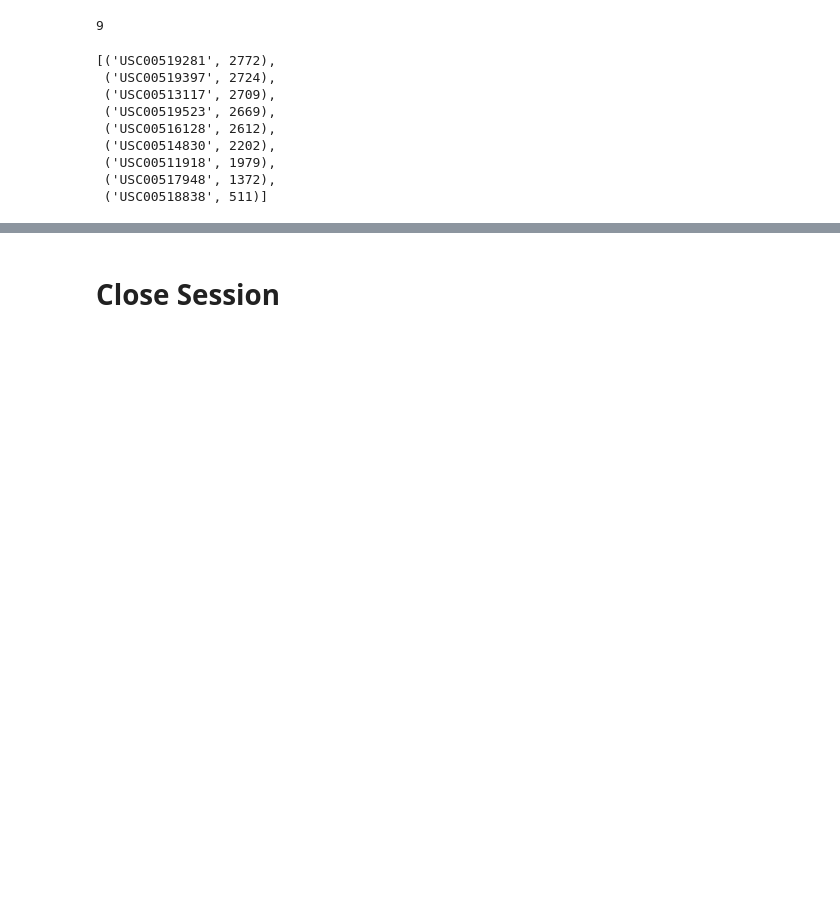
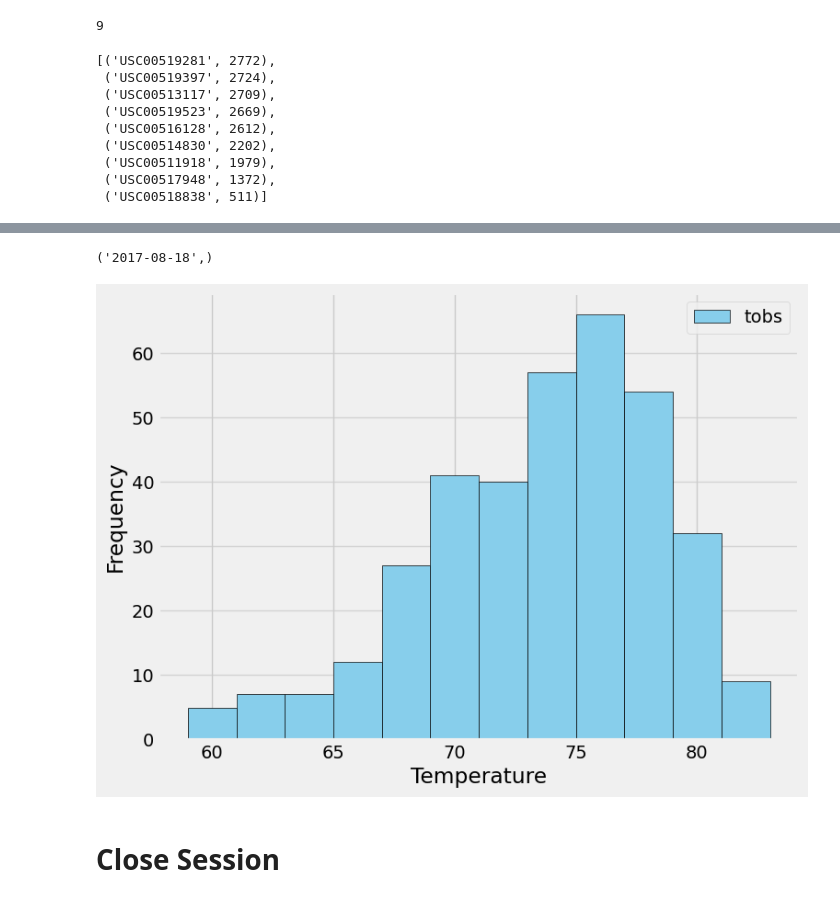
Before and after one commit to jvwastaken/sqlalchemy-challenge, a Jupyter notebook: climate_starter.ipynb, the cells around one changed output, grey strips where cells are left out. Cells and saved outputs as stored; diff of their text form; code cells hidden in the pictures; blank space fills up the shorter version.

```diff
--- a/climate_starter.ipynb
+++ b/climate_starter.ipynb
@@ -157,3 +158,32 @@ Text(0.5, 4.183333333333314, 'Temperature')
+# %%
+# Here, I am retrieving the most recent date for the most active station
+recent = session.query(measurement.date).filter(measurement.station == 'USC00519281').order_by(measurement.date.desc()).first()
+recent
+# %% [output]
+('2017-08-18',)
+# %%
+# Using the most active station id
+# Query the last 12 months of temperature observation data for this station and plot the results as a histogram
+
+
+mostactive_12months = session.query(measurement.tobs).filter(measurement.station == 'USC00519281').filter(measurement.date >= '2016-08-18').all()
+mostactive_12months
+
+temperatures = [result[0] for result in mostactive_12months]
+
+# Create a histogram plot
+plt.figure(figsize=(8, 6))
+plt.hist(temperatures, bins=12, color='skyblue', edgecolor='black', label='tobs')
+plt.xlabel('Temperature')
+plt.ylabel('Frequency')
+plt.grid(axis='y', alpha=0.75)
+plt.legend(loc='best')
+plt.show();
+
+# Xpert Learning Assistant was used to review and correct my code for this input cell to properly show the output cell below.
+# Module 5 was used as a reference in generating the code for the data visualization.
+# %% [output]
+[figure, added]
 # %% [markdown]
 # Close Session
 # %%
```
Also changed, not shown: parts of 4 cells of this notebook, 1 other file.
